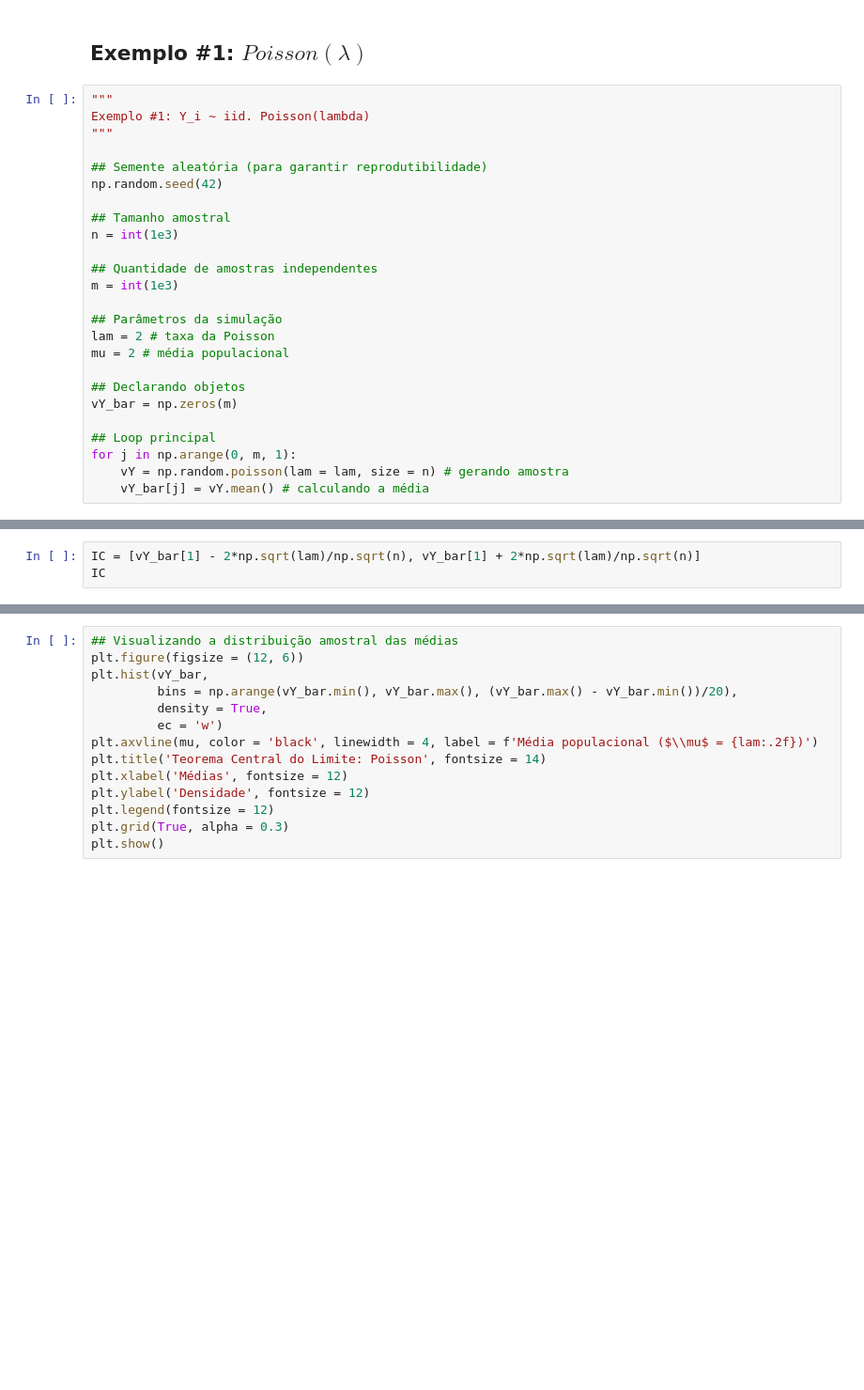
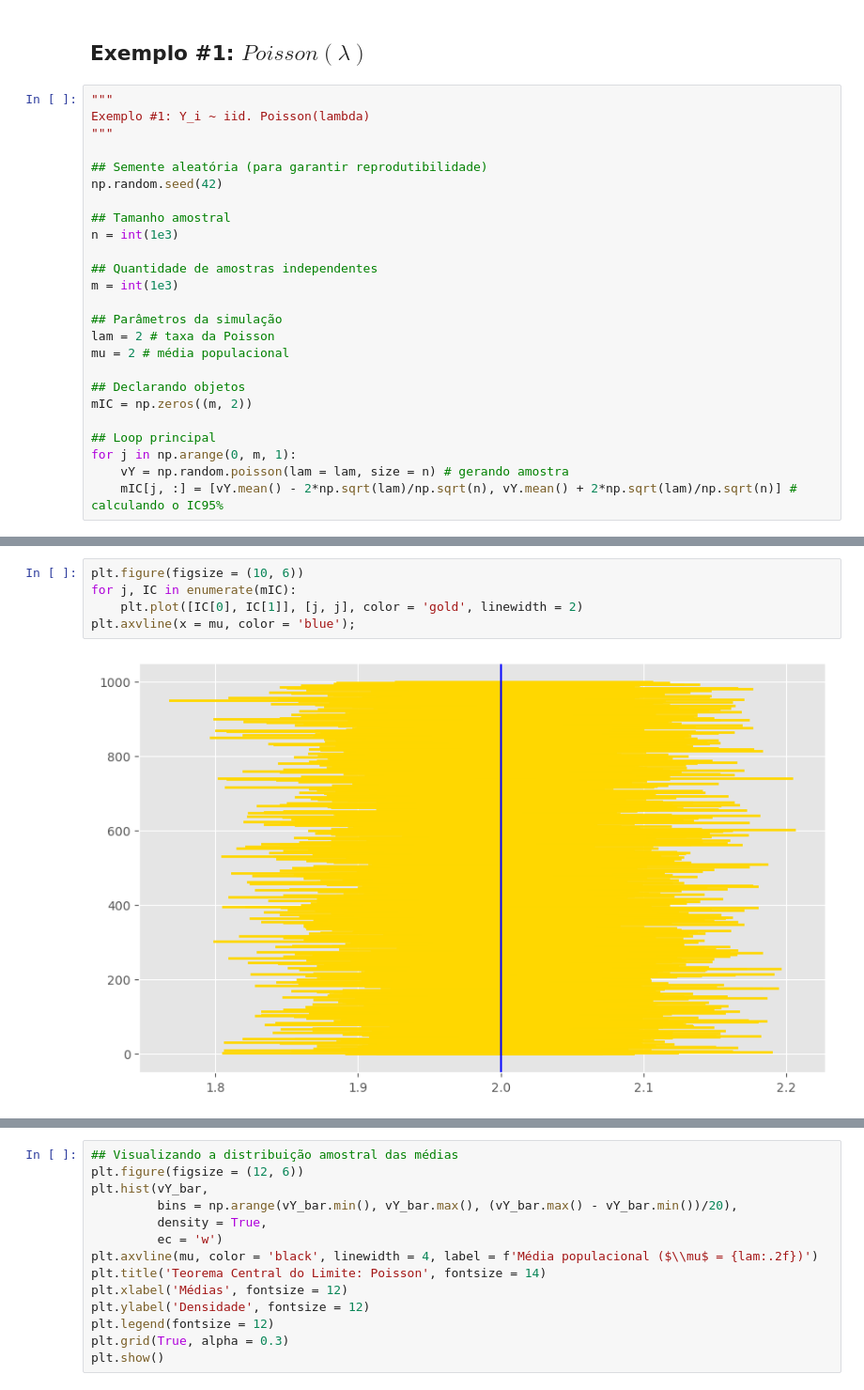
Before and after one commit to urielmoreirasilva/ICE072, a Jupyter notebook: aulas/Tópico 06 – Intervalos de Confiança/Tópico 06 – Intervalos de Confiança.ipynb, the cells around one changed output, grey strips where cells are left out. Shown at 94% size. Drawn from its saved outputs; the diff is of its cells as text; blank space fills up the shorter version.

```diff
--- a/aulas/Tópico 06 – Intervalos de Confiança/Tópico 06 – Intervalos de Confiança.ipynb
+++ b/aulas/Tópico 06 – Intervalos de Confiança/Tópico 06 – Intervalos de Confiança.ipynb
@@ -50,9 +50,9 @@ lam = 2 # taxa da Poisson
 mu = 2 # média populacional
 
 ## Declarando objetos
-vY_bar = np.zeros(m)
+mIC = np.zeros((m, 2))
 
 ## Loop principal
 for j in np.arange(0, m, 1):
     vY = np.random.poisson(lam = lam, size = n) # gerando amostra
-    vY_bar[j] = vY.mean() # calculando a média
+    mIC[j, :] = [vY.mean() - 2*np.sqrt(lam)/np.sqrt(n), vY.mean() + 2*np.sqrt(lam)/np.sqrt(n)] # calculando o IC95%
@@ -64,3 +58,0 @@ array([2.  , 1.98, 1.9 , ..., 1.98, 2.03, 2.02], shape=(1000,))
-# %%
-IC = [vY_bar[1] - 2*np.sqrt(lam)/np.sqrt(n), vY_bar[1] + 2*np.sqrt(lam)/np.sqrt(n)]
-IC
@@ -78,0 +70,7 @@ plt.plot([1, 1], IC)
+# %%
+plt.figure(figsize = (10, 6))
+for j, IC in enumerate(mIC):
+    plt.plot([IC[0], IC[1]], [j, j], color = 'gold', linewidth = 2)
+plt.axvline(x = mu, color = 'blue');
+# %% [output]
+[figure, added]
```
Also changed, not shown: parts of 6 cells of this notebook.
